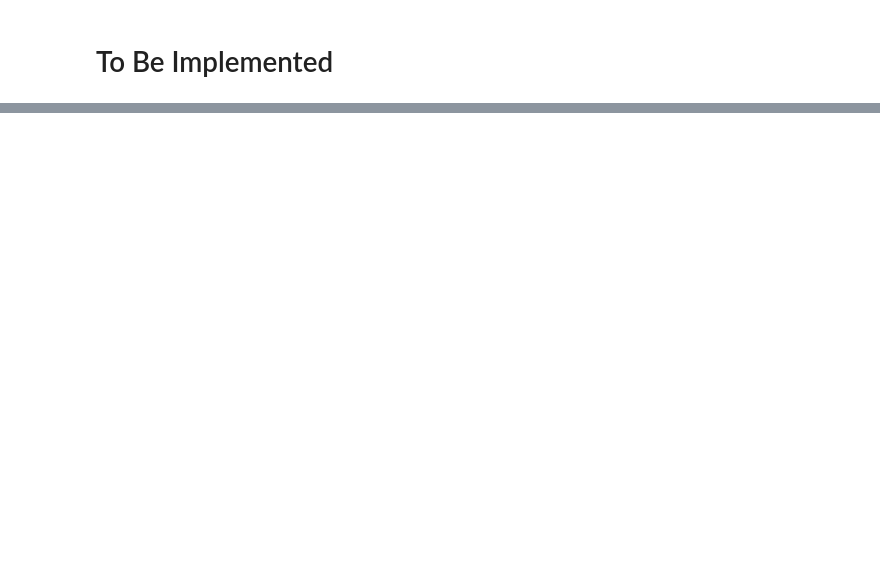
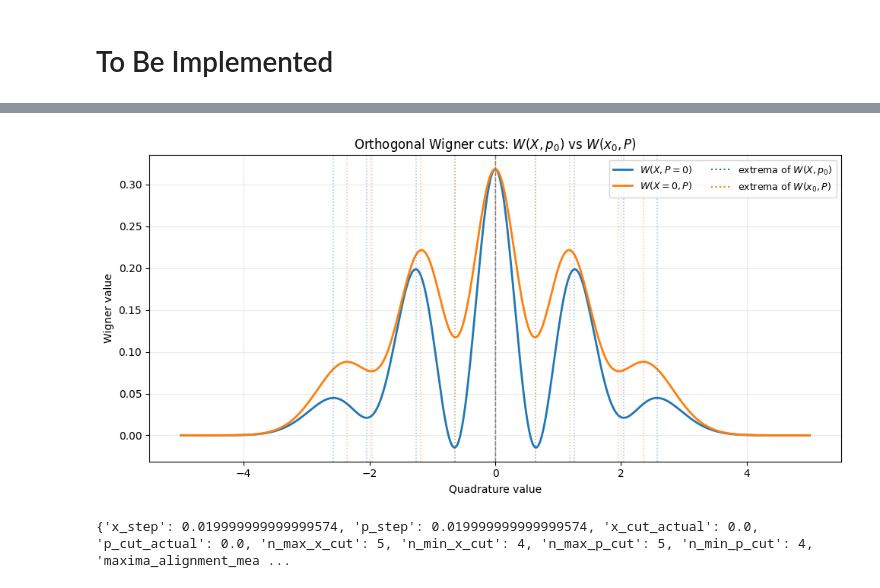
Before and after one commit to gluis99/non-gaussian-state-simulations, a Jupyter notebook: nb_GBS_grid.ipynb, the cells around one changed output, grey strips where cells are left out. Saved outputs shown, nothing was run; the diff lists cells and outputs as text; code cells hidden in the pictures; blank space fills up the shorter version.

```diff
--- a/nb_GBS_grid.ipynb
+++ b/nb_GBS_grid.ipynb
@@ -42,0 +86,17 @@ state = circuit_3mode_GBS()
+# %%
+from circuits_mrmustard import plot_wigner_orthogonal_cuts
+
+result = plot_wigner_orthogonal_cuts(
+    Wigner1,
+    x_cut=0.0,
+    p_cut=0.0,
+    prominence_frac=0.02,
+    min_separation_pts=8,
+    extrema_colors=("tab:blue", "tab:orange"),
+    extrema_linestyle=":",
+)
+
+print(result["diagnostics"])
+# %% [output]
+[figure, added]
+{'x_step': 0.019999999999999574, 'p_step': 0.019999999999999574, 'x_cut_actual': 0.0, 'p_cut_actual': 0.0, 'n_max_x_cut': 5, 'n_min_x_cut': 4, 'n_max_p_cut': 5, 'n_min_p_cut': 4, 'maxima_alignment_mea ...
```
Also changed, not shown: parts of 6 cells of this notebook, 2 other files.
